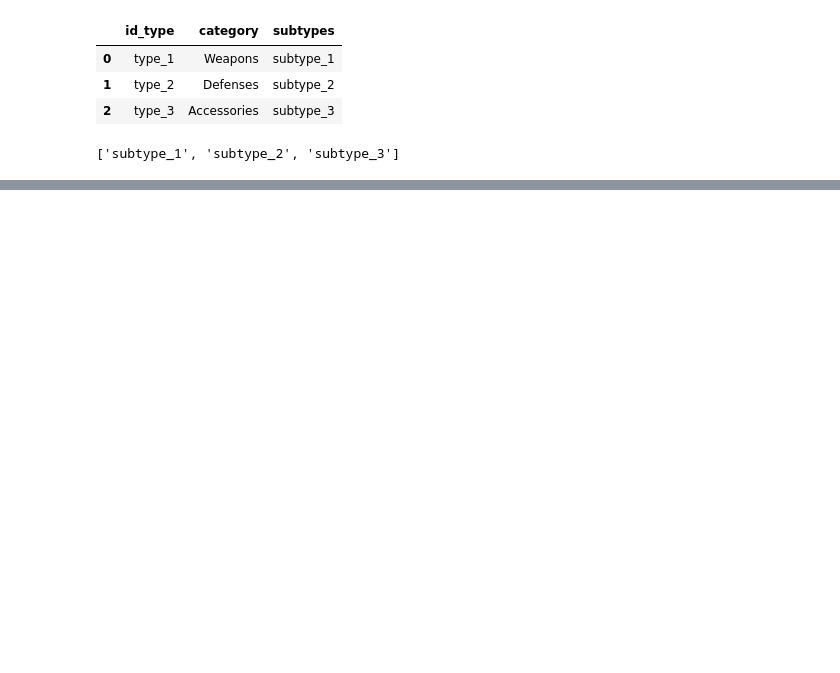
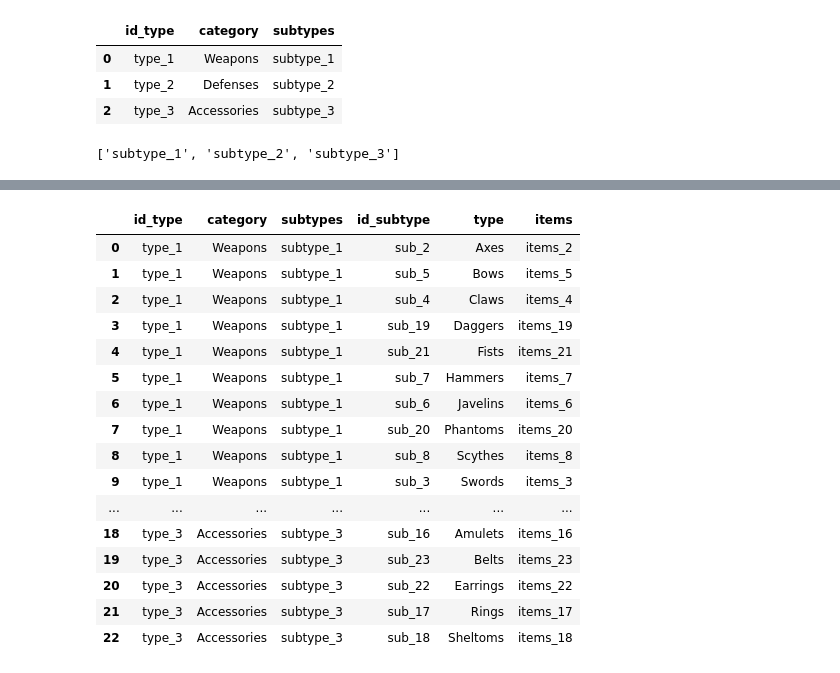
Before and after one commit to Arancium98/Items, a Jupyter notebook: Scrapper.ipynb, the cells around one changed output, grey strips where cells are left out. Cells and saved outputs as stored; diff of their text form; code cells hidden in the pictures; blank space fills up the shorter version.

```diff
--- a/Scrapper.ipynb
+++ b/Scrapper.ipynb
@@ -136,21 +63,0 @@ xd
-# %%
-data2 = []
-
-
-
-aaaa = 'subtype_1'
-xd = soup.find('span', id = aaaa )
-
-
-
-
-for a_tag in xd.find_all('a'):
-    data2.append({
-        'subtype': aaaa,
-        'id': a_tag.get('id'),
-        'onClick': a_tag.get('onclick'),
-        'type': a_tag.text
-    })
-
-df2 = pd.DataFrame(data2)
-df2
@@ -169,0 +135,21 @@ df2
+# %%
+xd = pd.merge(df,df2, on='subtypes')
+xd
+# %% [output]
+|  | id_type | category | subtypes | id_subtype | type | items |
+| 0 | type_1 | Weapons | subtype_1 | sub_2 | Axes | items_2 |
+| 1 | type_1 | Weapons | subtype_1 | sub_5 | Bows | items_5 |
+| 2 | type_1 | Weapons | subtype_1 | sub_4 | Claws | items_4 |
+| 3 | type_1 | Weapons | subtype_1 | sub_19 | Daggers | items_19 |
+| 4 | type_1 | Weapons | subtype_1 | sub_21 | Fists | items_21 |
+| 5 | type_1 | Weapons | subtype_1 | sub_7 | Hammers | items_7 |
+| 6 | type_1 | Weapons | subtype_1 | sub_6 | Javelins | items_6 |
+| 7 | type_1 | Weapons | subtype_1 | sub_20 | Phantoms | items_20 |
+| 8 | type_1 | Weapons | subtype_1 | sub_8 | Scythes | items_8 |
+| 9 | type_1 | Weapons | subtype_1 | sub_3 | Swords | items_3 |
+| ... | ... | ... | ... | ... | ... | ... |
+| 18 | type_3 | Accessories | subtype_3 | sub_16 | Amulets | items_16 |
+| 19 | type_3 | Accessories | subtype_3 | sub_23 | Belts | items_23 |
+| 20 | type_3 | Accessories | subtype_3 | sub_22 | Earrings | items_22 |
+| 21 | type_3 | Accessories | subtype_3 | sub_17 | Rings | items_17 |
+| 22 | type_3 | Accessories | subtype_3 | sub_18 | Sheltoms | items_18 |
```
Also changed, not shown: parts of 16 cells of this notebook, 3 other files.
